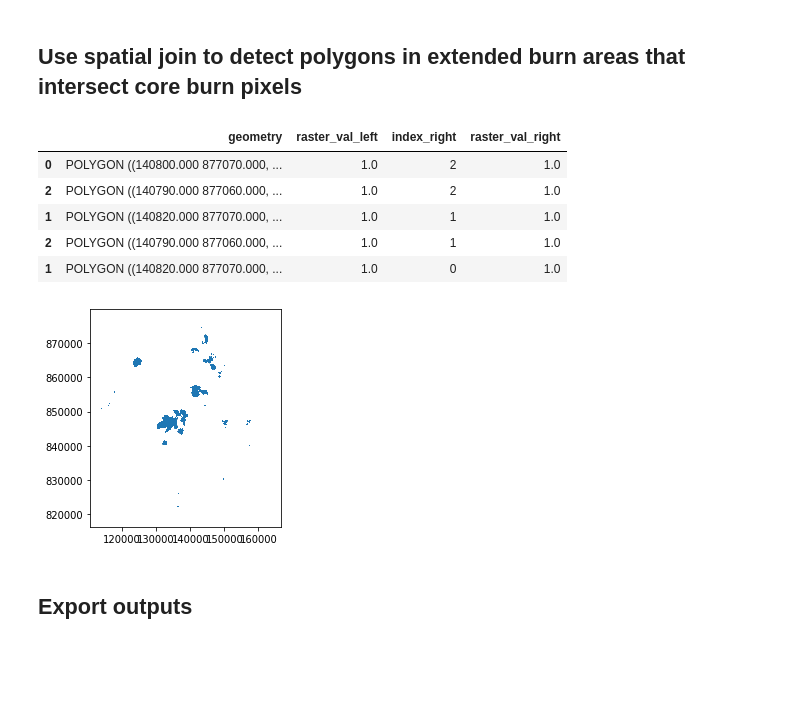
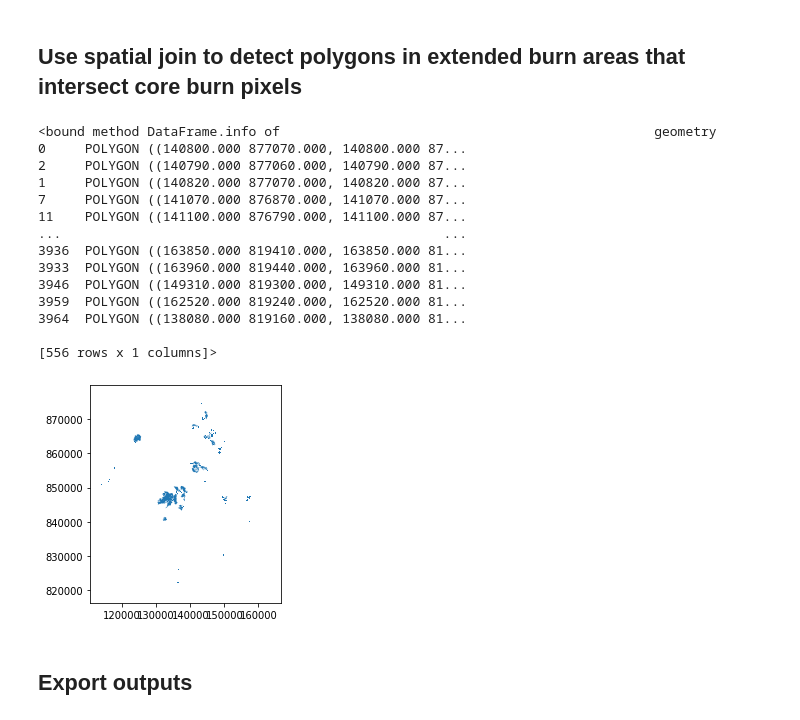
Before and after one commit to duncansnh/burn-mapping, a Jupyter notebook: CUU_burn_extent_image_thresholding.ipynb, the cells around one changed output. Drawn from its saved outputs; the diff is of its cells as text; code cells hidden in the pictures; blank space fills up the shorter version.

```diff
--- a/CUU_burn_extent_image_thresholding.ipynb
+++ b/CUU_burn_extent_image_thresholding.ipynb
@@ -264,24 +266,38 @@ epsg:27700
 # %%
 # subset the geodataframes to only include rows that are burns
 gpd_coreBurnShapes = gpd_coreShapes[gpd_coreShapes["raster_val"] == 1.0]
 gpd_extendBurnShapes = gpd_extendShapes[gpd_extendShapes["raster_val"] == 1.0]
 
 # indexing needs to be reset to enable spatial join to work properly
 gpd_coreBurnShapes = gpd_coreBurnShapes.reset_index(drop=True)
 gpd_extendBurnShapes = gpd_extendBurnShapes.reset_index(drop=True)
+print(gpd_coreBurnShapes.info)
 
 # carry out spatial join
-gpd_finalShapes = gpd.sjoin(gpd_extendBurnShapes, gpd_coreBurnShapes, how="inner", op='intersects')
+gpd_spatialJoin = gpd.sjoin(gpd_extendBurnShapes, gpd_coreBurnShapes, how="inner", op='intersects')
+# get rid of attribute columns which are not required
+gpd_spatialJoin = gpd_spatialJoin.drop(columns=['index_right','raster_val_left','raster_val_right'])
+# drop duplicate geometries
+gpd_finalShapes = gpd_spatialJoin.drop_duplicates(subset = 'geometry', keep = 'first')
+
 gpd_finalShapes.plot()
-gpd_finalShapes.head()
+print(gpd_finalShapes.info)
 # %% [output]
-|  | geometry | raster_val_left | index_right | raster_val_right |
-| 0 | POLYGON ((140800.000 877070.000, ... | 1.0 | 2 | 1.0 |
-| 2 | POLYGON ((140790.000 877060.000, ... | 1.0 | 2 | 1.0 |
-| 1 | POLYGON ((140820.000 877070.000, ... | 1.0 | 1 | 1.0 |
-| 2 | POLYGON ((140790.000 877060.000, ... | 1.0 | 1 | 1.0 |
-| 1 | POLYGON ((140820.000 877070.000, ... | 1.0 | 0 | 1.0 |
+<bound method DataFrame.info of                                                geometry
+0     POLYGON ((140800.000 877070.000, 140800.000 87...
+2     POLYGON ((140790.000 877060.000, 140790.000 87...
+1     POLYGON ((140820.000 877070.000, 140820.000 87...
+7     POLYGON ((141070.000 876870.000, 141070.000 87...
+11    POLYGON ((141100.000 876790.000, 141100.000 87...
+...                                                 ...
+3936  POLYGON ((163850.000 819410.000, 163850.000 81...
+3933  POLYGON ((163960.000 819440.000, 163960.000 81...
+3946  POLYGON ((149310.000 819300.000, 149310.000 81...
+3959  POLYGON ((162520.000 819240.000, 162520.000 81...
+3964  POLYGON ((138080.000 819160.000, 138080.000 81...
+
+[556 rows x 1 columns]>
-[figure, old version]
+[figure, new version]
 # %% [markdown]
 ## Export outputs
 # %%
```
Also changed, not shown: parts of 3 cells of this notebook.
